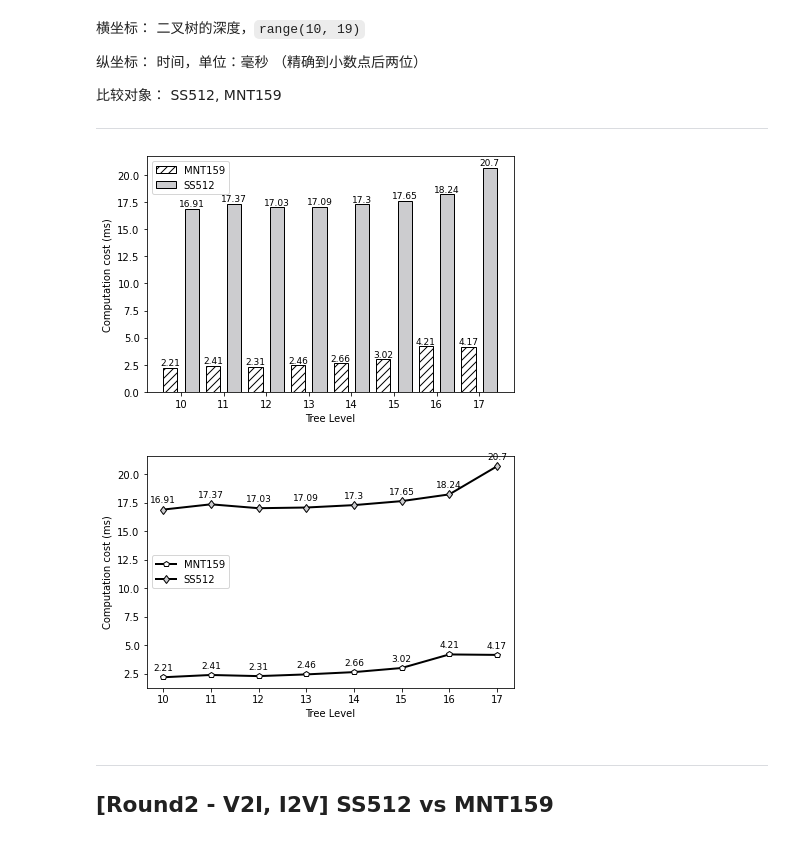
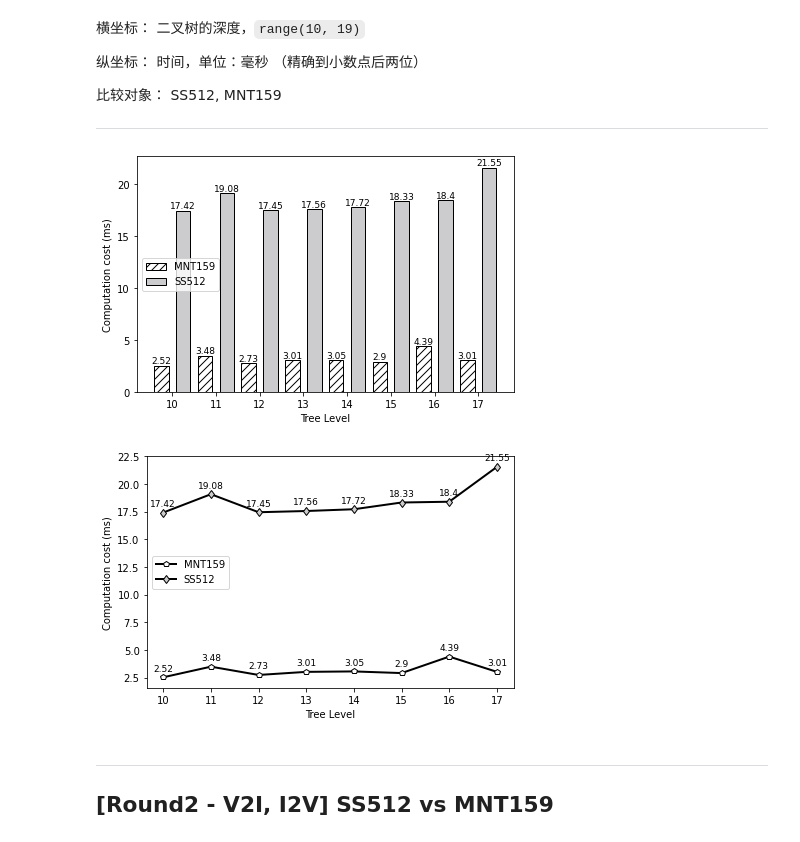
Before and after one commit to IBRS4VANETs/TEST-CASEs, a Jupyter notebook: note.ipynb, the cells around one changed output. Drawn from its saved outputs; the diff is of its cells as text; code cells hidden in the pictures.

```diff
--- a/note.ipynb
+++ b/note.ipynb
@@ -49,9 +50,9 @@ basic_test(types, time_cost1, range(10, 18), test_obugen)
-# %%
-pltbar(len(time_cost1[0]), 12, time_cost1, types, range(10, 18), 'Computation cost (ms)', 2, 'Tree Level')
-pltpoly(len(time_cost1[0]), time_cost1, types, range(10, 18), 'Computation cost (ms)', 6, 'Tree Level')
-# %% [output]
-[figure, removed]
-[figure, removed]
+# %%
+pltbar(len(time_cost[0][0]), 12, time_cost[0], types[0], range(10, 18), 'Computation cost (ms)', 6, 'Tree Level', 'obu_bar')
+pltpoly(len(time_cost[0][0]), time_cost[0], types[0], range(10, 18), 'Computation cost (ms)', 6, 'Tree Level', 'obu_poly')
+# %% [output]
+[figure, added]
+[figure, added]
 # %% [markdown]
 ---
 
```
Also changed, not shown: parts of 19 cells of this notebook, 14 other files.
